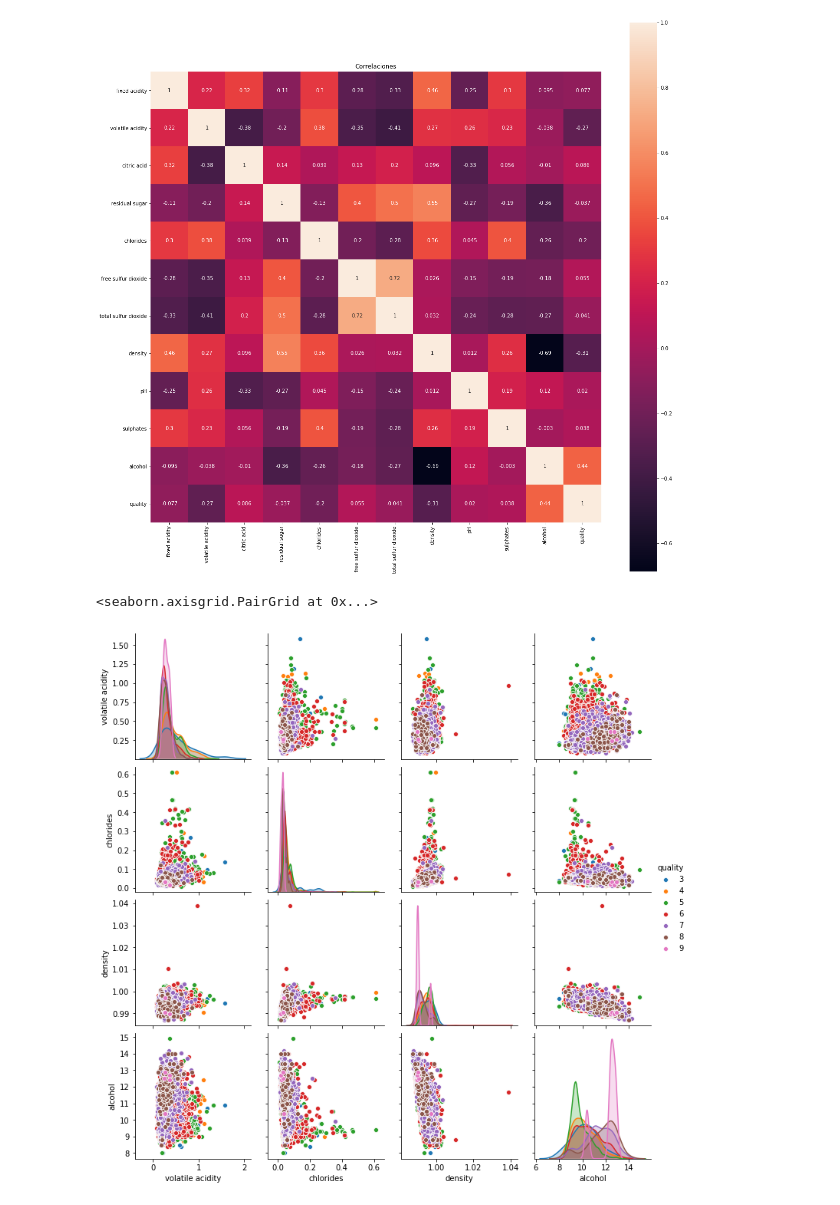
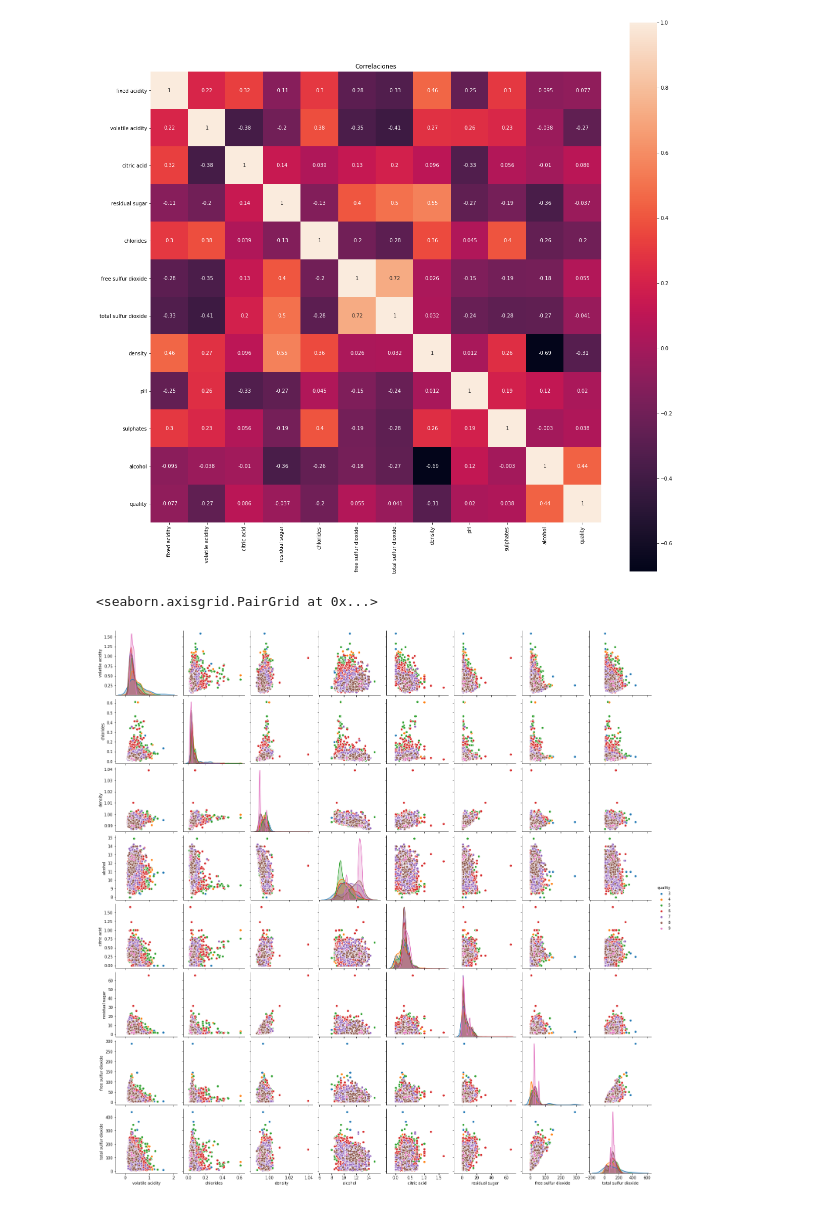
Before and after one commit to jmmendozae/DS_Projects_MM, a Jupyter notebook: Exploring Wines.ipynb, the cells around one changed output. Drawn from its saved outputs; the diff is of its cells as text; code cells hidden in the pictures.

```diff
--- a/Exploring Wines.ipynb
+++ b/Exploring Wines.ipynb
@@ -194,8 +194,9 @@ sns.heatmap(wines.corr(), square=True, annot=True).set_title('Correlaciones')
 Text(0.5, 1.0, 'Correlaciones')
 [figure]
 # %%
-matters =["volatile acidity", "chlorides","density", "alcohol"]
+matters =["volatile acidity", "chlorides","density", "alcohol", "citric acid",
+          "residual sugar", "free sulfur dioxide", "total sulfur dioxide"]
 sns.pairplot(data= wines,vars = matters, hue='quality')
 # %% [output]
 <seaborn.axisgrid.PairGrid at 0x...>
-[figure, old version]
+[figure, new version]
```
Also changed, not shown: parts of 5 cells of this notebook.
